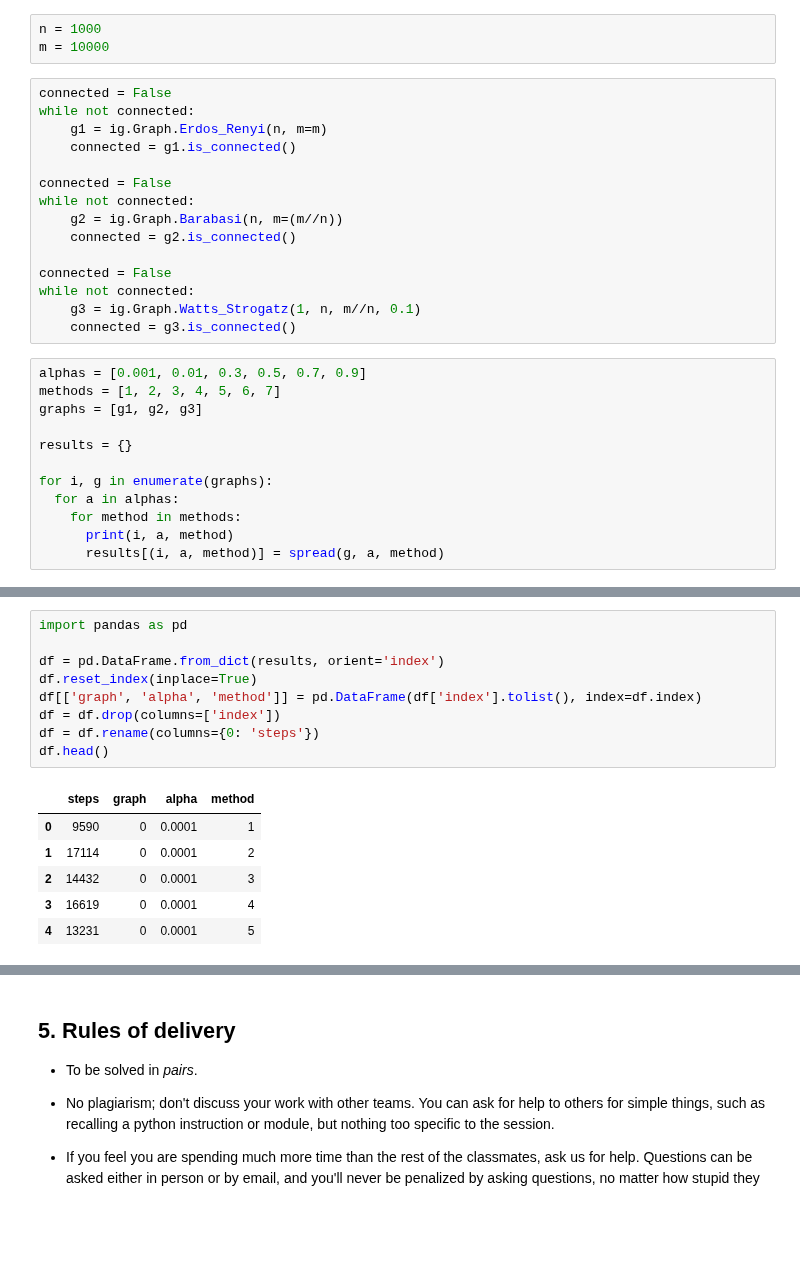
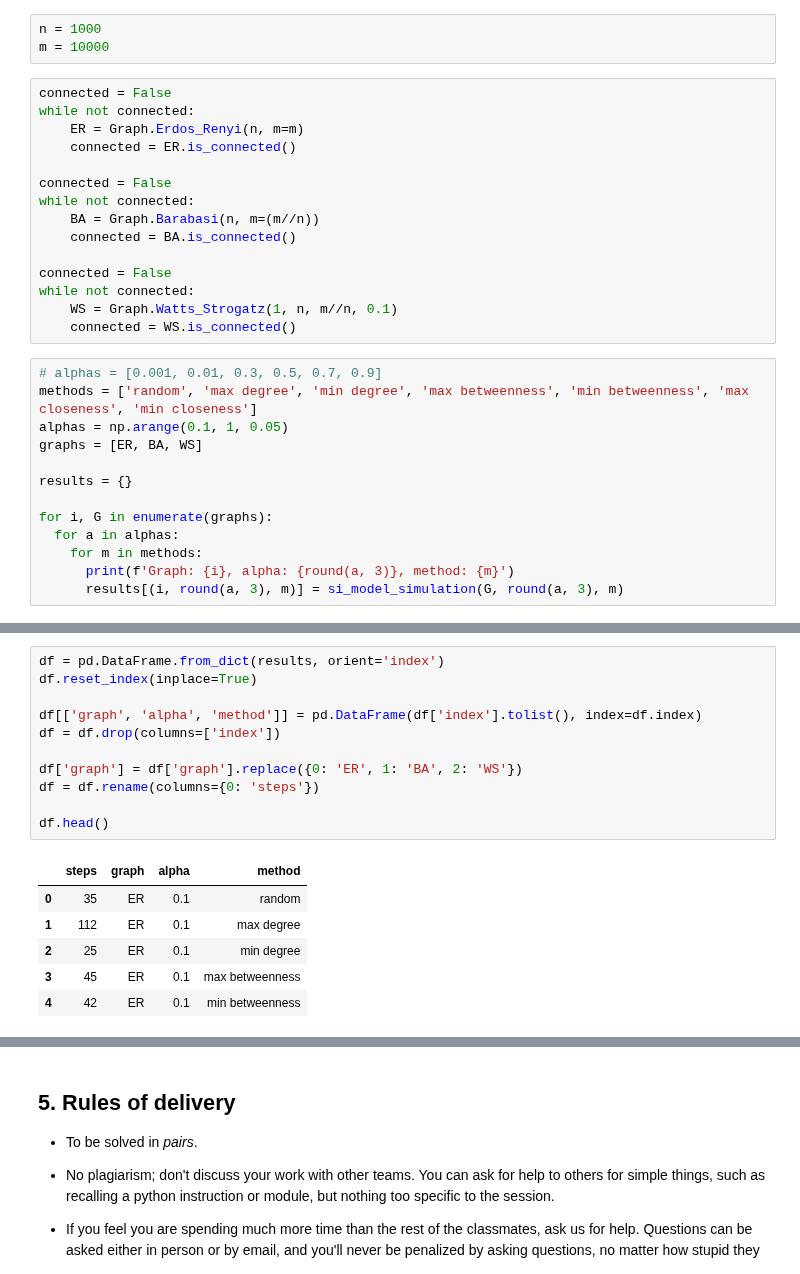
Before and after one commit to 0J0P0/Search-and-Analysis-of-Information, a Jupyter notebook: Lab 9 - SI model/09epidemic.ipynb, the cells around one changed output, grey strips where cells are left out. Drawn from its saved outputs; the diff is of its cells as text; blank space fills up the shorter version.

```diff
--- a/Lab 9 - SI model/09epidemic.ipynb
+++ b/Lab 9 - SI model/09epidemic.ipynb
@@ -162,27 +215,28 @@ m = 10000
 # %%
 connected = False
 while not connected:
-    g1 = ig.Graph.Erdos_Renyi(n, m=m)
-    connected = g1.is_connected()
+    ER = Graph.Erdos_Renyi(n, m=m)
+    connected = ER.is_connected()
 
 connected = False
 while not connected:
-    g2 = ig.Graph.Barabasi(n, m=(m//n))
-    connected = g2.is_connected()
+    BA = Graph.Barabasi(n, m=(m//n))
+    connected = BA.is_connected()
 
 connected = False
 while not connected:
-    g3 = ig.Graph.Watts_Strogatz(1, n, m//n, 0.1)
-    connected = g3.is_connected()
+    WS = Graph.Watts_Strogatz(1, n, m//n, 0.1)
+    connected = WS.is_connected()
 # %%
-alphas = [0.001, 0.01, 0.3, 0.5, 0.7, 0.9]
-methods = [1, 2, 3, 4, 5, 6, 7]
-graphs = [g1, g2, g3]
+# alphas = [0.001, 0.01, 0.3, 0.5, 0.7, 0.9]
+methods = ['random', 'max degree', 'min degree', 'max betweenness', 'min betweenness', 'max closeness', 'min closeness']
+alphas = np.arange(0.1, 1, 0.05)
+graphs = [ER, BA, WS]
 
 results = {}
 
-for i, g in enumerate(graphs):
+for i, G in enumerate(graphs):
   for a in alphas:
-    for method in methods:
-      print(i, a, method)
-      results[(i, a, method)] = spread(g, a, method)
+    for m in methods:
+      print(f'Graph: {i}, alpha: {round(a, 3)}, method: {m}')
+      results[(i, round(a, 3), m)] = si_model_simulation(G, round(a, 3), m)
@@ -189,17 +261,19 @@ for i, g in enumerate(graphs):
 # %%
-import pandas as pd
-
 df = pd.DataFrame.from_dict(results, orient='index')
 df.reset_index(inplace=True)
+
 df[['graph', 'alpha', 'method']] = pd.DataFrame(df['index'].tolist(), index=df.index)
 df = df.drop(columns=['index'])
+
+df['graph'] = df['graph'].replace({0: 'ER', 1: 'BA', 2: 'WS'})
 df = df.rename(columns={0: 'steps'})
+
 df.head()
 # %% [output]
 |  | steps | graph | alpha | method |
-| 0 | 9590 | 0 | 0.0001 | 1 |
-| 1 | 17114 | 0 | 0.0001 | 2 |
-| 2 | 14432 | 0 | 0.0001 | 3 |
-| 3 | 16619 | 0 | 0.0001 | 4 |
-| 4 | 13231 | 0 | 0.0001 | 5 |
+| 0 | 35 | ER | 0.1 | random |
+| 1 | 112 | ER | 0.1 | max degree |
+| 2 | 25 | ER | 0.1 | min degree |
+| 3 | 45 | ER | 0.1 | max betweenness |
+| 4 | 42 | ER | 0.1 | min betweenness |
 # %%
```
Also changed, not shown: parts of 6 cells of this notebook.
